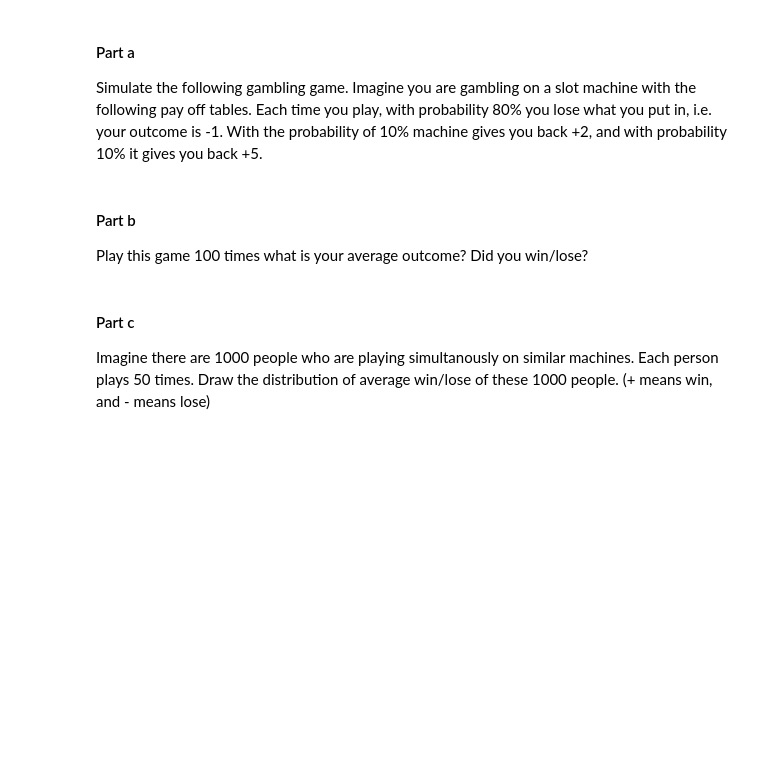
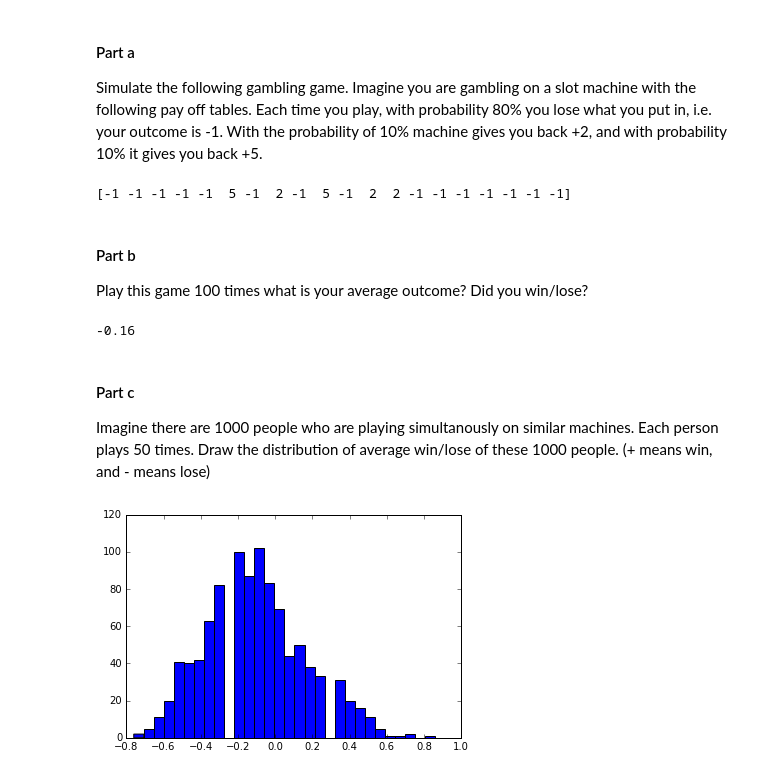
Before and after one commit to Allison-Marseille/DS-SF-24, a Jupyter notebook: Code/Lecture 2- Intro -Practice-Code.ipynb, the cells around one changed output. Drawn from its saved outputs; the diff is of its cells as text; code cells hidden in the pictures; blank space fills up the shorter version.

```diff
--- a/Code/Lecture 2- Intro -Practice-Code.ipynb
+++ b/Code/Lecture 2- Intro -Practice-Code.ipynb
@@ -114,10 +125,49 @@ Simulate the following gambling game. Imagine you are gambling on a slot machine
 #Hint
 import random
 random.random() # gives you a random number between 0 and 1 from a uniform distribution
+
+def SlotMachine(plays):
+    all_payoffs = []
+
+    for i in range (plays):
+        payoff = 0
+        Current_Random = random.random()
+
+        if Current_Random <= 0.8:
+            payoff = -1
+        elif Current_Random <= 0.9:
+            payoff = 2
+        else:
+            payoff = 5
+
+        all_payoffs.append(payoff)
+
+    return np.array(all_payoffs)
+
+print SlotMachine(20)
+# %% [output]
+[-1 -1 -1 -1 -1  5 -1  2 -1  5 -1  2  2 -1 -1 -1 -1 -1 -1 -1]
 # %% [markdown]
 #### Part b
 Play this game 100 times what is your average outcome? Did you win/lose?
+# %%
+print SlotMachine(100).mean()
+# %% [output]
+-0.16
 # %% [markdown]
 #### Part c
 
 Imagine there are 1000 people who are playing simultanously on similar machines. Each person plays 50 times. Draw the distribution of average win/lose of these 1000 people. (+ means win, and - means lose)
+# %%
+def machine_simulation(players, tries):
+    avg_payoff = []
+    for i in range(players):
+        payoff = SlotMachine(tries).mean()
+        avg_payoff.append(payoff)
+
+    return np.array(avg_payoff)
+
+plt.hist(machine_simulation(1000,50), 30)
+plt.show()
+# %% [output]
+[figure, added]
```
Also changed, not shown: parts of 1 cell of this notebook, 1 other file.
